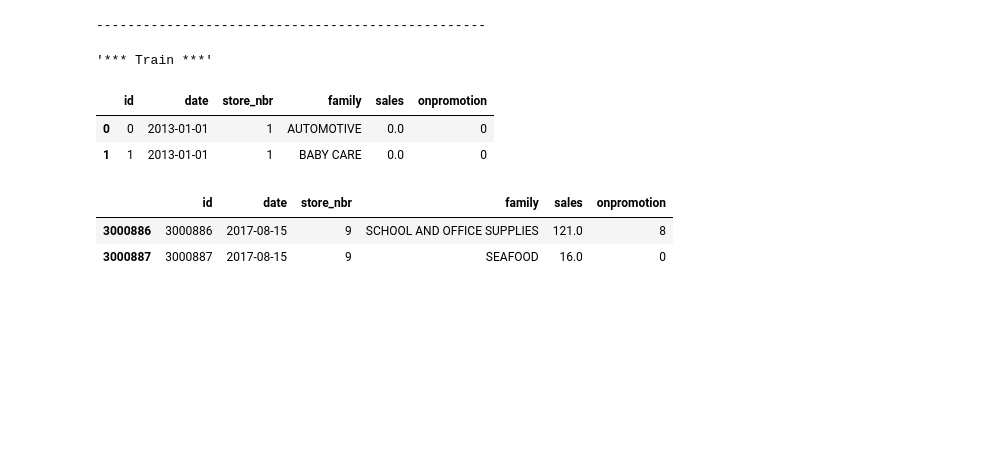
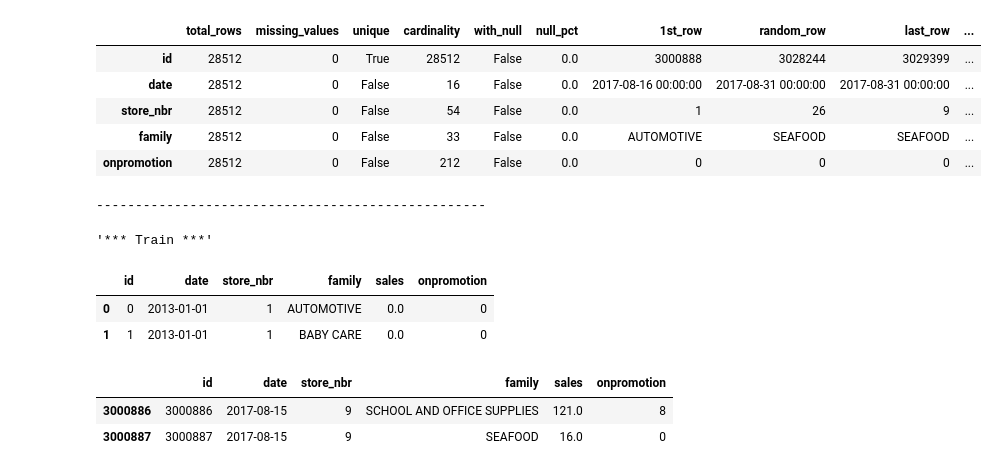
Before and after one commit to ikarioh/competiton_kaggle, a Jupyter notebook: 01_Exploration_&_Datavisualisation.ipynb, the cells around one changed output. Saved outputs shown, nothing was run; the diff lists cells and outputs as text; code cells hidden in the pictures; blank space fills up the shorter version.

```diff
--- a/01_Exploration_&_Datavisualisation.ipynb
+++ b/01_Exploration_&_Datavisualisation.ipynb
@@ -19,3 +63,12 @@ test = pd.read_csv(path + "test.csv")
+# %%
+inspect_columns(test)
+# %% [output]
+|  | total_rows | missing_values | unique | cardinality | with_null | null_pct | 1st_row | random_row | last_row | ... |
+| id | 28512 | 0 | True | 28512 | False | 0.0 | 3000888 | 3028244 | 3029399 | ... |
+| date | 28512 | 0 | False | 16 | False | 0.0 | 2017-08-16 00:00:00 | 2017-08-31 00:00:00 | 2017-08-31 00:00:00 | ... |
+| store_nbr | 28512 | 0 | False | 54 | False | 0.0 | 1 | 26 | 9 | ... |
+| family | 28512 | 0 | False | 33 | False | 0.0 | AUTOMOTIVE | SEAFOOD | SEAFOOD | ... |
+| onpromotion | 28512 | 0 | False | 212 | False | 0.0 | 0 | 0 | 0 | ... |
 # %%
 print('-' * 50)
 display('*** Train ***')
```
Also changed, not shown: parts of 31 cells of this notebook.
